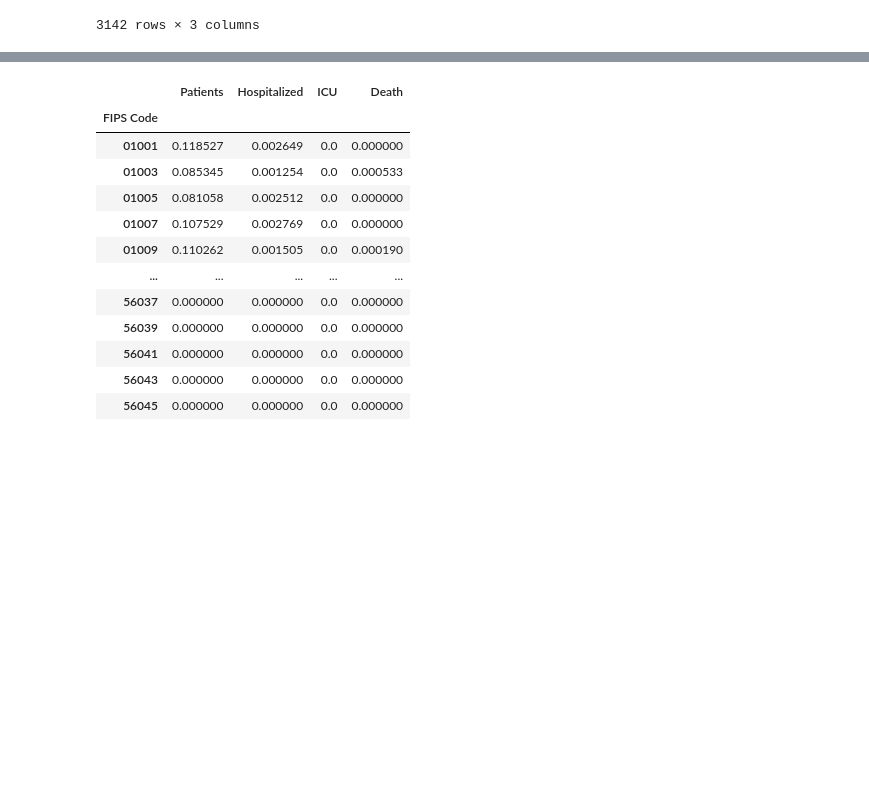
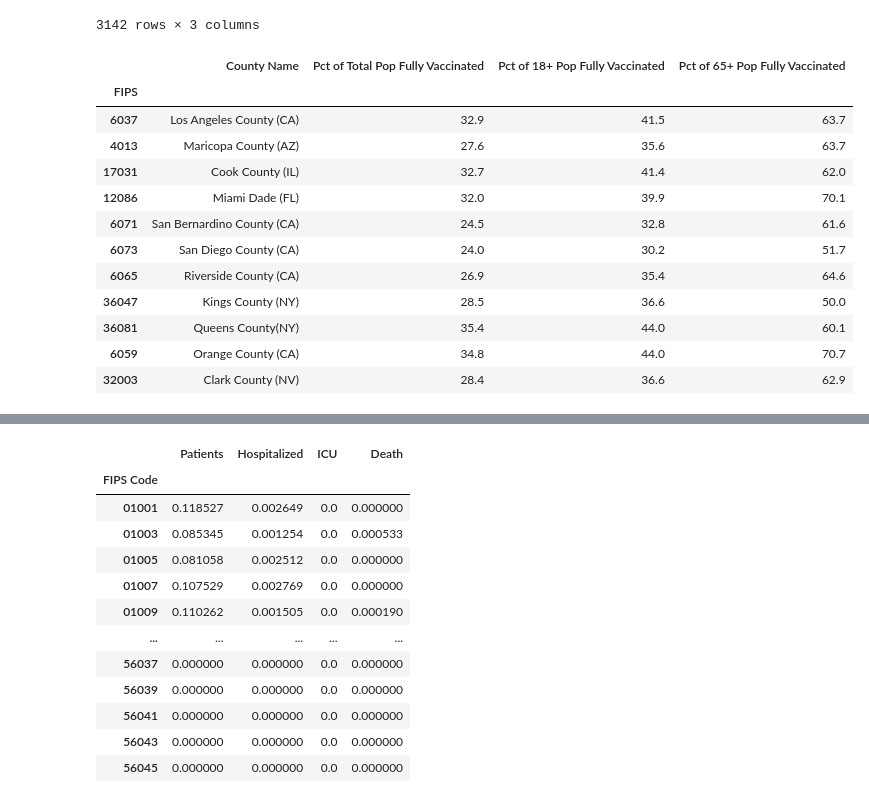
Before and after one commit to mgeffroy/P1-US-COVID-19-Vaccination-Campaign, a Jupyter notebook: P1.3_Data_Analysis-Mariana.ipynb, the cells around one changed output, grey strips where cells are left out. Drawn from its saved outputs; the diff is of its cells as text; code cells hidden in the pictures; blank space fills up the shorter version.

```diff
--- a/P1.3_Data_Analysis-Mariana.ipynb
+++ b/P1.3_Data_Analysis-Mariana.ipynb
@@ -97,3 +97,22 @@ vaccination_df
 | 56043 | 0.37 | Low Concern | 0.264 |
 | 56045 | 0.35 | Low Concern | 0.216 |
 3142 rows × 3 columns
+# %%
+vacc_wa = pd.read_csv('analysis_data/Worst_abs_vacc.csv',dtype={'FIPS':str})
+vacc_wa.set_index('FIPS', drop=True, inplace=True)
+vacc_wa = vacc_wa.dropna(axis =0)
+vacc_wa
+# %% [output]
+|  | County Name | Pct of Total Pop Fully Vaccinated | Pct of 18+ Pop Fully Vaccinated | Pct of 65+ Pop Fully Vaccinated |
+| FIPS |  |  |  |  |
+| 6037 | Los Angeles County (CA) | 32.9 | 41.5 | 63.7 |
+| 4013 | Maricopa County (AZ) | 27.6 | 35.6 | 63.7 |
+| 17031 | Cook County (IL) | 32.7 | 41.4 | 62.0 |
+| 12086 | Miami Dade (FL) | 32.0 | 39.9 | 70.1 |
+| 6071 | San Bernardino County (CA) | 24.5 | 32.8 | 61.6 |
+| 6073 | San Diego County (CA) | 24.0 | 30.2 | 51.7 |
+| 6065 | Riverside County (CA) | 26.9 | 35.4 | 64.6 |
+| 36047 | Kings County (NY) | 28.5 | 36.6 | 50.0 |
+| 36081 | Queens County(NY) | 35.4 | 44.0 | 60.1 |
+| 6059 | Orange County (CA) | 34.8 | 44.0 | 70.7 |
+| 32003 | Clark County (NV) | 28.4 | 36.6 | 62.9 |
```
Also changed, not shown: parts of 1 cell of this notebook.
